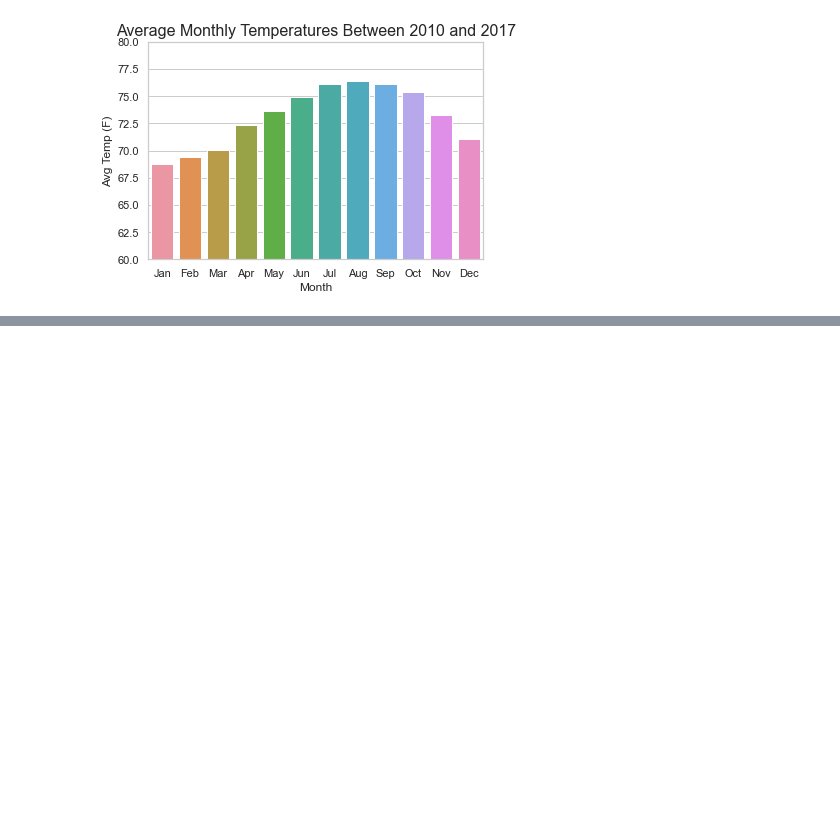
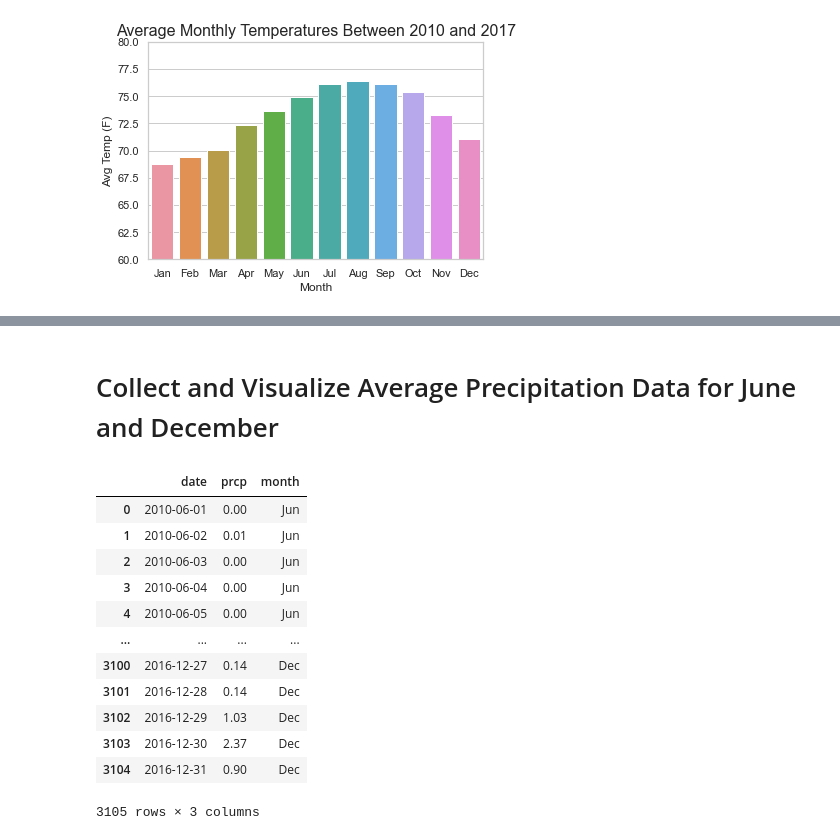
Before and after one commit to wattsr1/Surf-Ice-Cream-Shop-Analysis, a Jupyter notebook: SurfsUp_Challenge.ipynb, the cells around one changed output, grey strips where cells are left out. Drawn from its saved outputs; the diff is of its cells as text; code cells hidden in the pictures; blank space fills up the shorter version.

```diff
--- a/SurfsUp_Challenge.ipynb
+++ b/SurfsUp_Challenge.ipynb
@@ -242,0 +249,11 @@ Text(0.5, 1.0, 'Average Monthly Temperatures Between 2010 and 2017')
+# %%
+# Write a query that filters the Measurement table to retrieve the precipitation for the month of June.
+results_june_prcp = session.query(Measurement.date, Measurement.prcp).filter(extract('month', Measurement.date)==6).all()
+
+# Convert the June precipitation to a list.
+june_prcp = list(np.ravel(results_june_prcp))
+
+# Create a DataFrame from the list of precipitation for the month of June.
+june_prcp_df = pd.DataFrame(results_june_prcp, columns=['date', 'prcp'])
+june_prcp_df['date'] = pd.to_datetime(june_prcp_df['date'])
+june_prcp_df
@@ -242,0 +324,28 @@ Text(0.5, 1.0, 'Average Monthly Temperatures Between 2010 and 2017')
+# %% [markdown]
+# Collect and Visualize Average Precipitation Data for June and December
+# %%
+# Create DataFrame of the average prcp data of June and Dec by year
+# Combine June and Dec dataframes into a single dataframe
+prcp_data = pd.concat([june_prcp_df, dec_prcp_df],ignore_index=True)
+# Convert date column data to datetime format
+prcp_data['date'] = pd.to_datetime(prcp_data['date']).dropna()
+# Create month column for data labelling
+prcp_data['month'] = prcp_data['date'].dt.month_name().str[:3]
+# Confirm datatypes of the precipitation dataframe
+prcp_data.dtypes
+# View new dataframe to confirm format
+prcp_data
+# %% [output]
+|  | date | prcp | month |
+| 0 | 2010-06-01 | 0.00 | Jun |
+| 1 | 2010-06-02 | 0.01 | Jun |
+| 2 | 2010-06-03 | 0.00 | Jun |
+| 3 | 2010-06-04 | 0.00 | Jun |
+| 4 | 2010-06-05 | 0.00 | Jun |
+| ... | ... | ... | ... |
+| 3100 | 2016-12-27 | 0.14 | Dec |
+| 3101 | 2016-12-28 | 0.14 | Dec |
+| 3102 | 2016-12-29 | 1.03 | Dec |
+| 3103 | 2016-12-30 | 2.37 | Dec |
+| 3104 | 2016-12-31 | 0.90 | Dec |
+3105 rows × 3 columns
```
Also changed, not shown: parts of 13 cells of this notebook, 4 other files.
